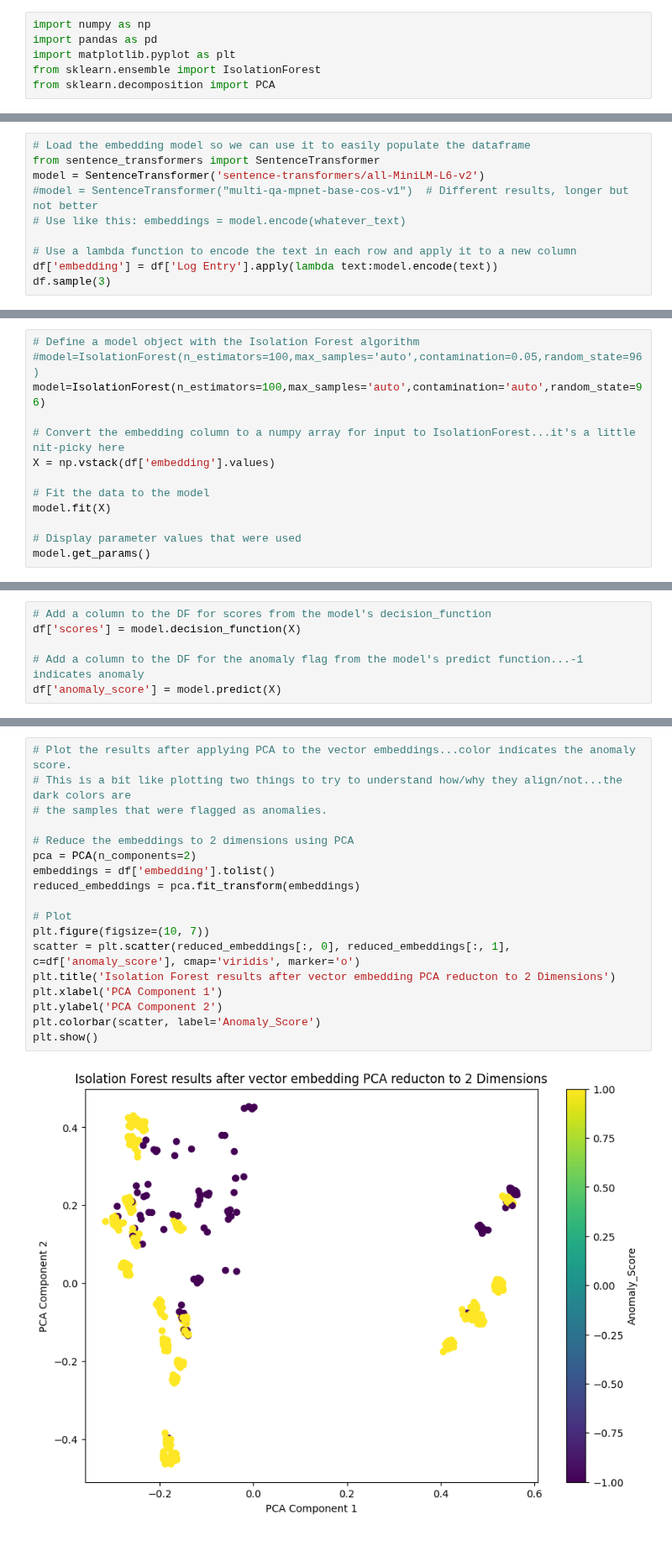
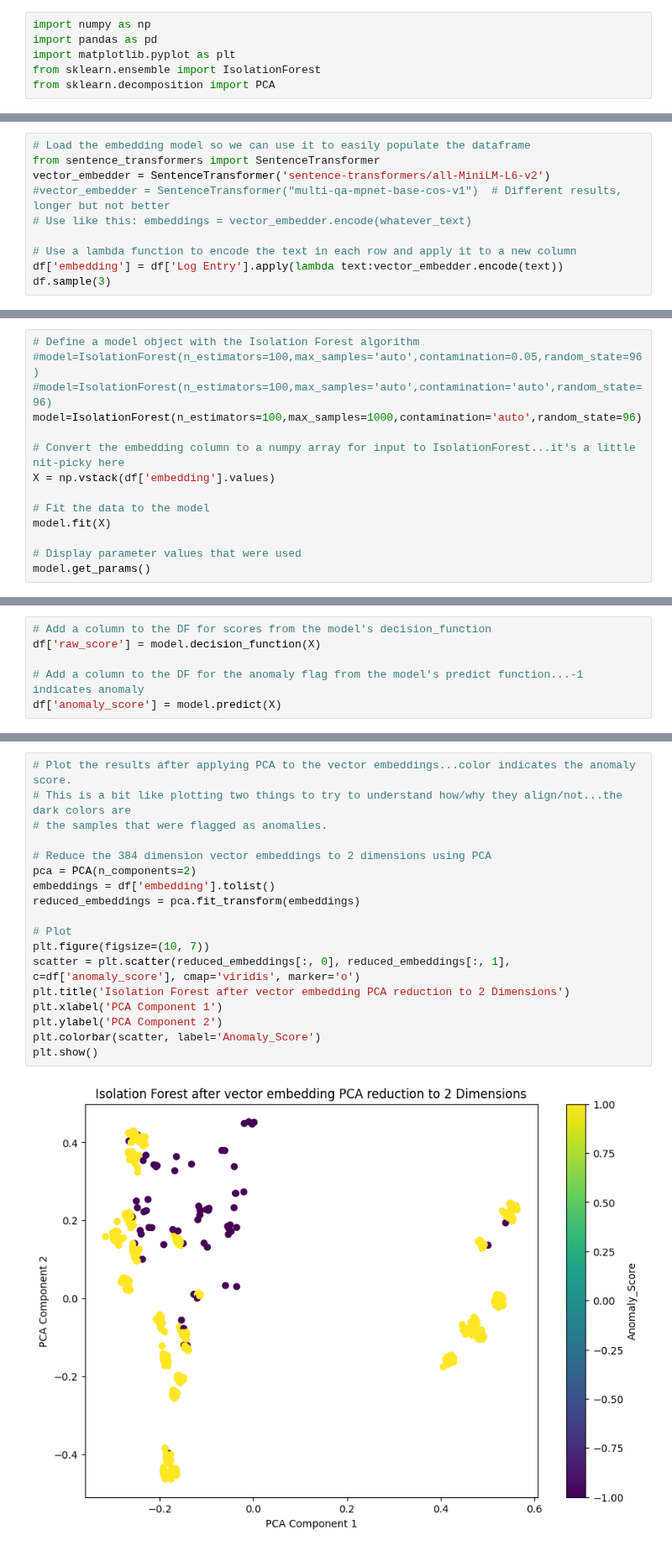
Before and after one commit to davidcsisk/vector-search-with-security-logs, a Jupyter notebook: unsupervised-anomaly-detection-with-vector-embeddings.ipynb, the cells around one changed output, grey strips where cells are left out. Shown at 84% size. Cells and saved outputs as stored; diff of their text form.

Commit message:
Improve the isolation forest example...

```diff
--- a/unsupervised-anomaly-detection-with-vector-embeddings.ipynb
+++ b/unsupervised-anomaly-detection-with-vector-embeddings.ipynb
@@ -26,11 +27,11 @@ df.sample(3)
 # %%
 # Load the embedding model so we can use it to easily populate the dataframe
 from sentence_transformers import SentenceTransformer
-model = SentenceTransformer('sentence-transformers/all-MiniLM-L6-v2')
-#model = SentenceTransformer("multi-qa-mpnet-base-cos-v1")  # Different results, longer but not better
-# Use like this: embeddings = model.encode(whatever_text)
+vector_embedder = SentenceTransformer('sentence-transformers/all-MiniLM-L6-v2')
+#vector_embedder = SentenceTransformer("multi-qa-mpnet-base-cos-v1")  # Different results, longer but not better
+# Use like this: embeddings = vector_embedder.encode(whatever_text)
 
 # Use a lambda function to encode the text in each row and apply it to a new column
-df['embedding'] = df['Log Entry'].apply(lambda text:model.encode(text))
+df['embedding'] = df['Log Entry'].apply(lambda text:vector_embedder.encode(text))
 df.sample(3)
 # %% [output]
@@ -43,7 +42,8 @@ To support symlinks on Windows, you either need to activate Developer Mode or to
 # %%
 # Define a model object with the Isolation Forest algorithm
 #model=IsolationForest(n_estimators=100,max_samples='auto',contamination=0.05,random_state=96)
-model=IsolationForest(n_estimators=100,max_samples='auto',contamination='auto',random_state=96)
+#model=IsolationForest(n_estimators=100,max_samples='auto',contamination='auto',random_state=96)
+model=IsolationForest(n_estimators=100,max_samples=1000,contamination='auto',random_state=96)
 
 # Convert the embedding column to a numpy array for input to IsolationForest...it's a little nit-picky here
 X = np.vstack(df['embedding'].values)
@@ -65,7 +65,7 @@ model.get_params()
  'warm_start': False}
 # %%
 # Add a column to the DF for scores from the model's decision_function
-df['scores'] = model.decision_function(X)
+df['raw_score'] = model.decision_function(X)
 
 # Add a column to the DF for the anomaly flag from the model's predict function...-1 indicates anomaly
 df['anomaly_score'] = model.predict(X)
@@ -108,20 +111,20 @@ plt.show()
 # %%
 # Plot the results after applying PCA to the vector embeddings...color indicates the anomaly score.
 # This is a bit like plotting two things to try to understand how/why they align/not...the dark colors are
 # the samples that were flagged as anomalies.
 
-# Reduce the embeddings to 2 dimensions using PCA
+# Reduce the 384 dimension vector embeddings to 2 dimensions using PCA
 pca = PCA(n_components=2)
 embeddings = df['embedding'].tolist()
 reduced_embeddings = pca.fit_transform(embeddings)
 
 # Plot
 plt.figure(figsize=(10, 7))
 scatter = plt.scatter(reduced_embeddings[:, 0], reduced_embeddings[:, 1], c=df['anomaly_score'], cmap='viridis', marker='o')
-plt.title('Isolation Forest results after vector embedding PCA reducton to 2 Dimensions')
+plt.title('Isolation Forest after vector embedding PCA reduction to 2 Dimensions')
 plt.xlabel('PCA Component 1')
 plt.ylabel('PCA Component 2')
 plt.colorbar(scatter, label='Anomaly_Score')
 plt.show()
 # %% [output]
-[figure, old version]
+[figure, new version]
```
Also changed, not shown: parts of 9 cells of this notebook.
